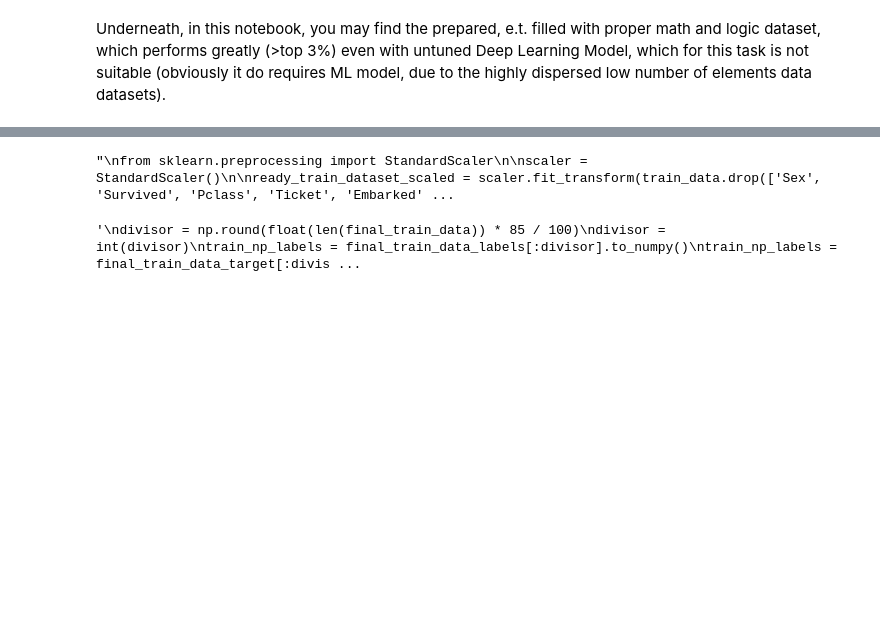
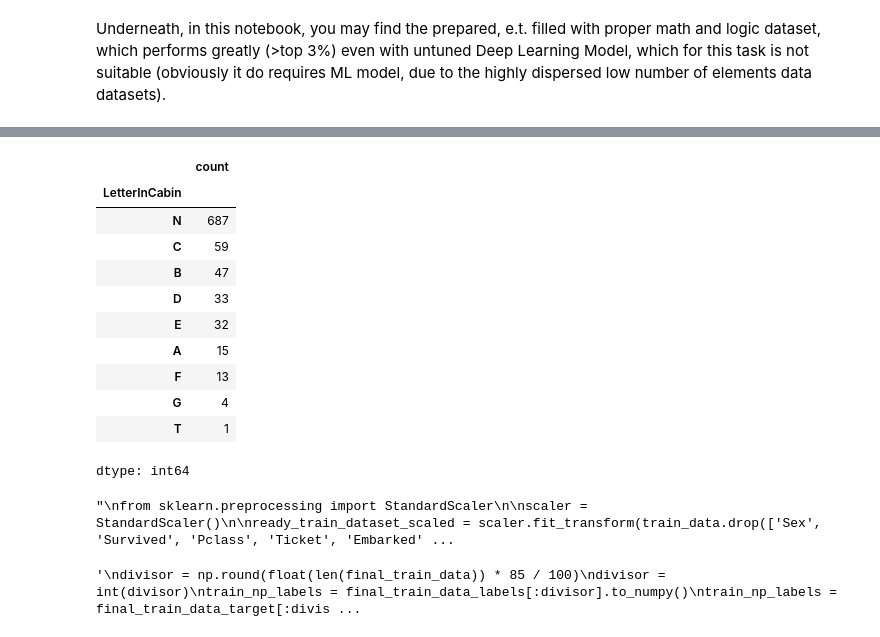
Before and after one commit to LozinskiMatthew/Kaggle-Titanic-Dataset-Prepared, a Jupyter notebook: Prepared_kaggle_titanic_dataset.ipynb, the cells around one changed output, grey strips where cells are left out. Saved outputs shown, nothing was run; the diff lists cells and outputs as text; code cells hidden in the pictures; blank space fills up the shorter version.

```diff
--- a/Prepared_kaggle_titanic_dataset.ipynb
+++ b/Prepared_kaggle_titanic_dataset.ipynb
@@ -65,6 +76,21 @@ train_data = pd.concat([train_data.drop(['PassengerId', 'Age', 'SibSp', 'Parch',
 ready_test_dataset_scaled = scaler.transform(test_data.drop(['Sex', 'Pclass', 'Ticket', 'Embarked', 'LetterInCabin', 'Name'], axis=1))
 ready_test_dataset_scaled_df = pd.DataFrame(data=ready_test_dataset_scaled, columns=test_data.drop(['Sex', 'Pclass', 'Ticket', 'Embarked', 'LetterInCabin', 'Name'], axis=1).columns)
 test_data = pd.concat([test_data.drop(['PassengerId', 'Age', 'SibSp', 'Parch', 'Fare'], axis=1), ready_test_dataset_scaled_df], axis=1)
+# %%
+train_data['LetterInCabin'].value_counts()
+# %% [output]
+|  | count |
+| LetterInCabin |  |
+| N | 687 |
+| C | 59 |
+| B | 47 |
+| D | 33 |
+| E | 32 |
+| A | 15 |
+| F | 13 |
+| G | 4 |
+| T | 1 |
+dtype: int64
 # %%
 # Standardization will be better if you were to decide to work with ML models, which will perform better
 
```
Also changed, not shown: parts of 13 cells of this notebook, 1 other file.
